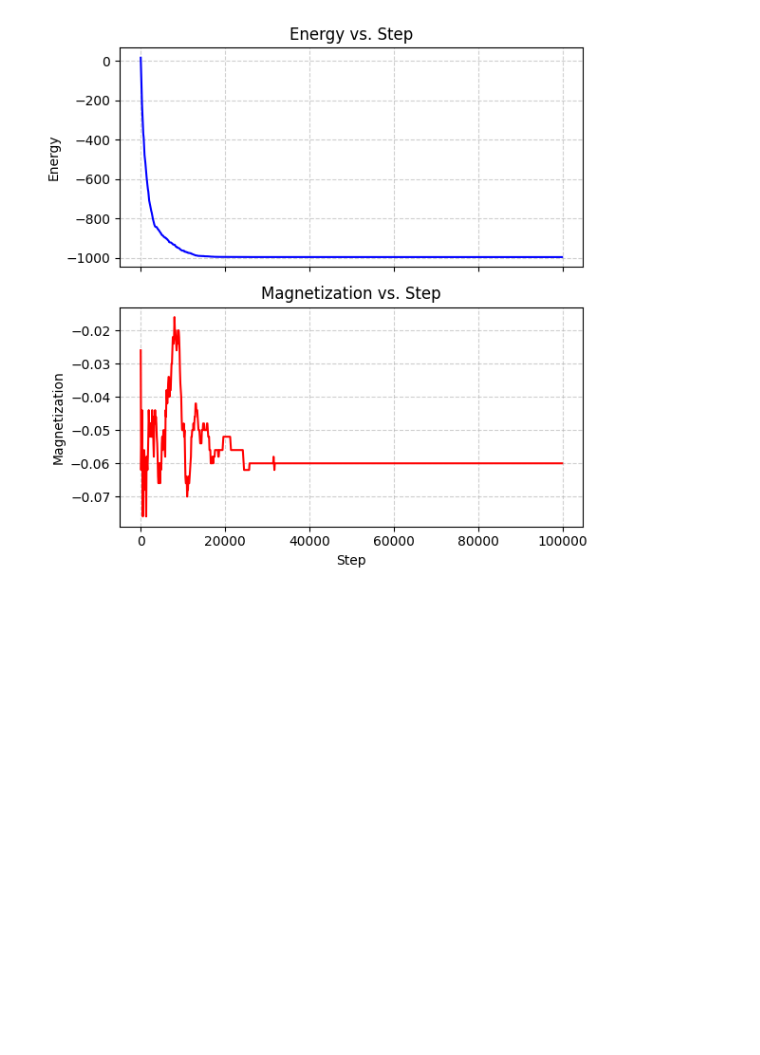
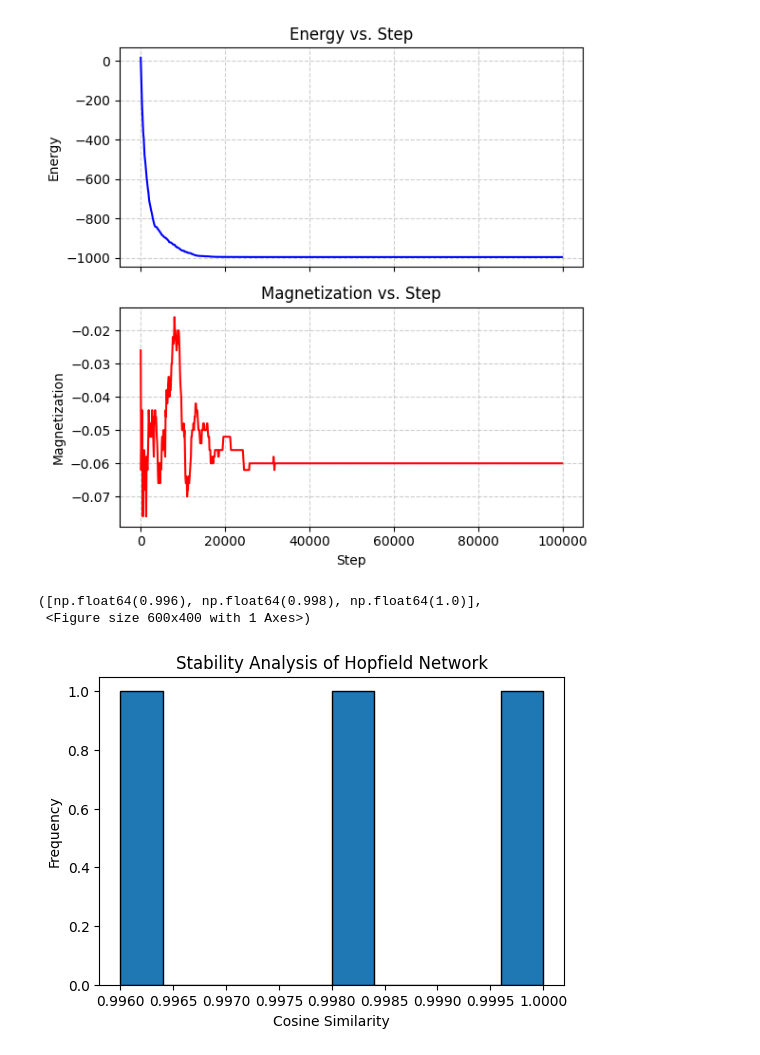
Before and after one commit to mattia-scardecchia/Hopfield-Chain, a Jupyter notebook: notebooks/hopfield.ipynb, the cells around one changed output. Drawn from its saved outputs; the diff is of its cells as text; code cells hidden in the pictures; blank space fills up the shorter version.

Commit message:
feat: stability analysis

```diff
--- a/notebooks/hopfield.ipynb
+++ b/notebooks/hopfield.ipynb
@@ -29,3 +29,9 @@ Fraction of unsatisfied neurons at initialization: 0.52
 Fraction of unsatisfied neurons after 100000 steps: 0.00
 [figure]
 [figure]
+# %%
+network.analyze_stability(1, 10, 3, dynamics=AsynchronousDeterministicUpdate())
+# %% [output]
+([np.float64(0.996), np.float64(0.998), np.float64(1.0)],
+ <Figure size 600x400 with 1 Axes>)
+[figure, added]
```
Also changed, not shown: 7 other files.
